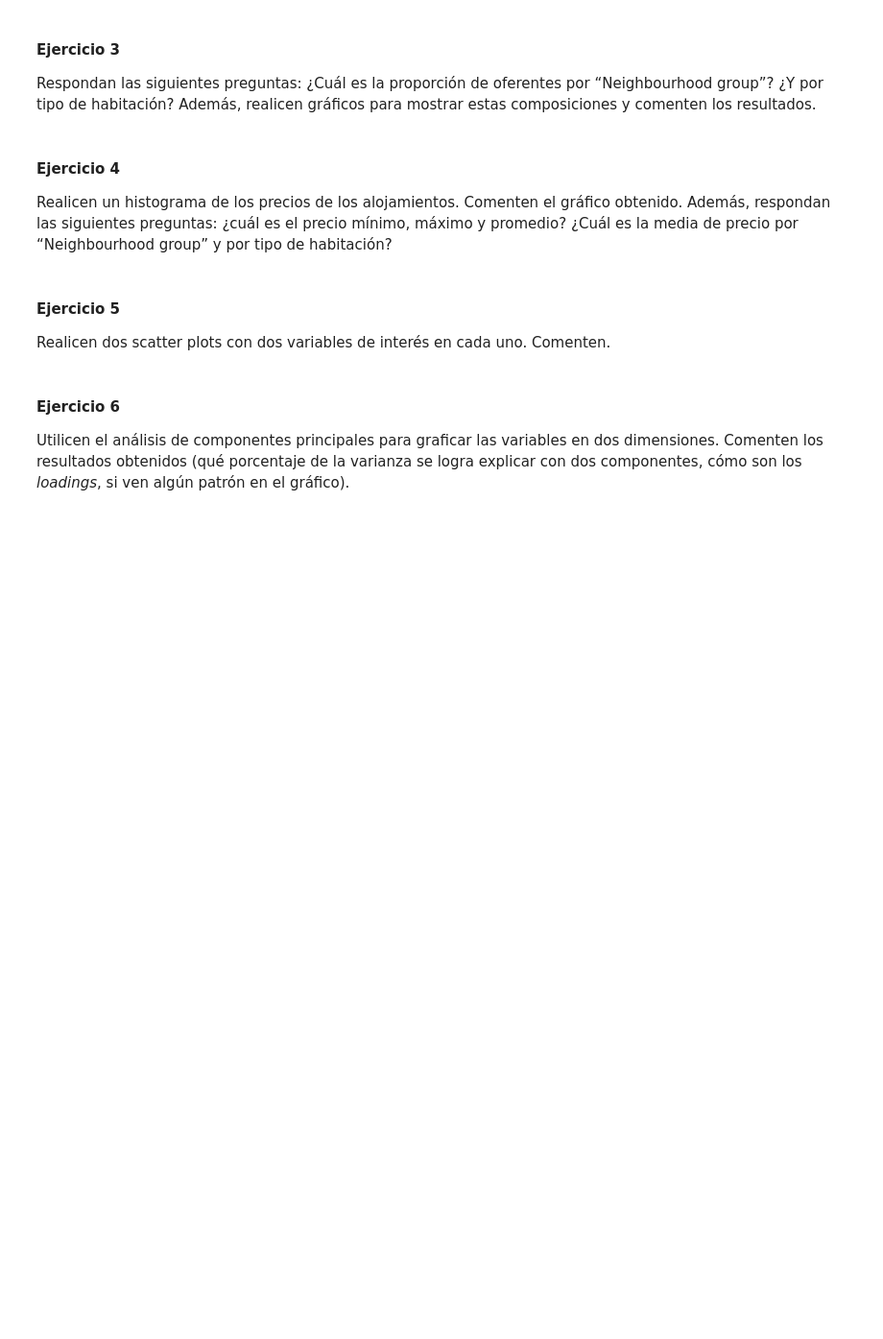
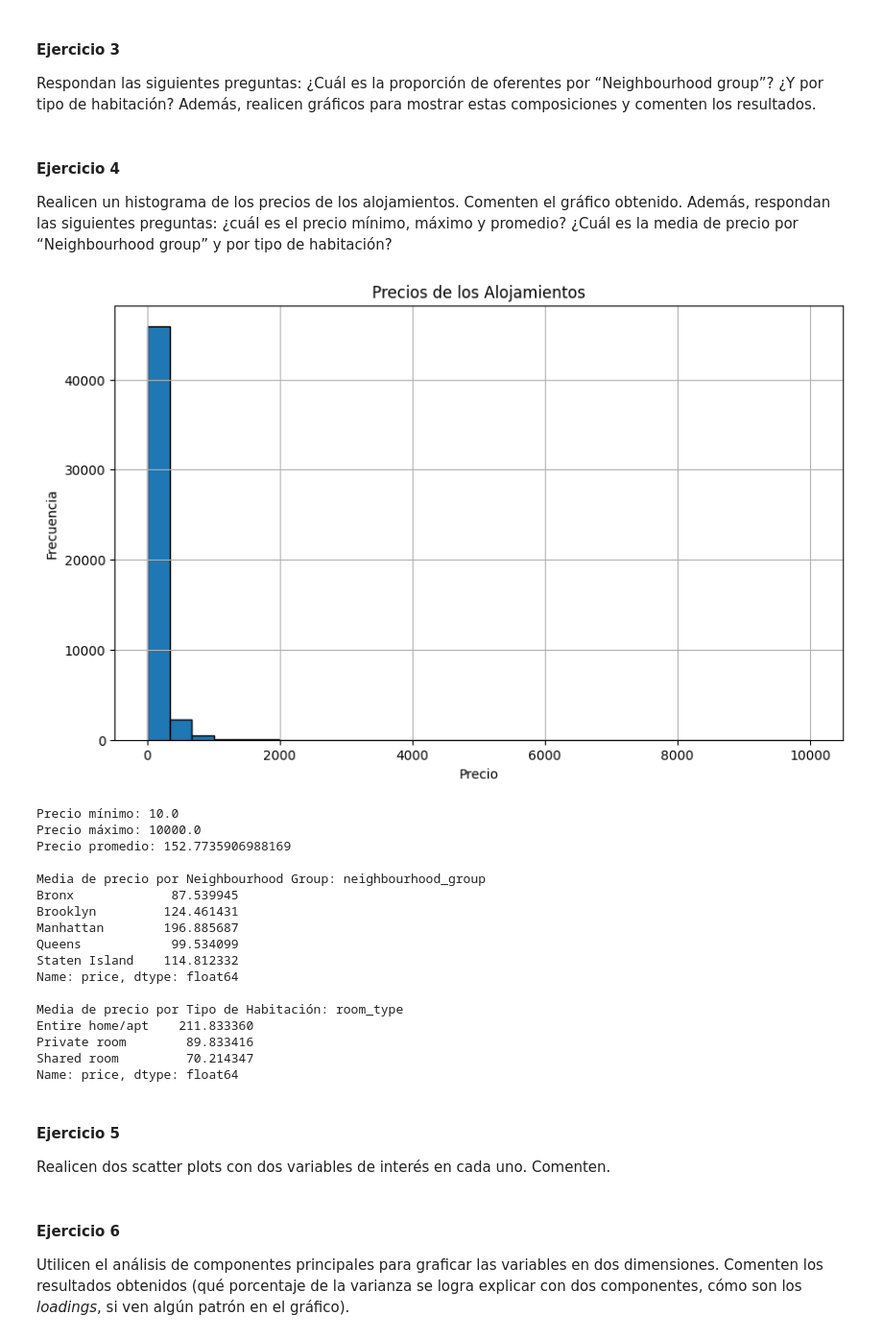
Before and after one commit to valentinasaravi/CC408--T2-8-, a Jupyter notebook: TP2/TP2_1-2-6-8.ipynb, the cells around one changed output. Shown at 96% size. Cells and saved outputs as stored; diff of their text form; code cells hidden in the pictures; blank space fills up the shorter version.

```diff
--- a/TP2/TP2_1-2-6-8.ipynb
+++ b/TP2/TP2_1-2-6-8.ipynb
@@ -497,6 +497,49 @@ Respondan las siguientes preguntas: ¿Cuál es la proporción de oferentes por
 # %% [markdown]
 #### Ejercicio 4
 Realicen un histograma de los precios de los alojamientos. Comenten el gráfico obtenido. Además, respondan las siguientes preguntas: ¿cuál es el precio mínimo, máximo y promedio? ¿Cuál es la media de precio por “Neighbourhood group” y por tipo de habitación?
+# %%
+# Realizo un histograma de los precios de los alojamientos
+plt.figure(figsize=(10, 6))
+df['price'].hist(bins=30, edgecolor='black')
+plt.title('Precios de los Alojamientos')
+plt.xlabel('Precio')
+plt.ylabel('Frecuencia')
+plt.show()
+
+# Precio mínimo, máximo y promedio
+precio_minimo = df['price'].min()
+precio_maximo = df['price'].max()
+precio_promedio = df['price'].mean()
+
+print ("Precio mínimo:", precio_minimo)
+print ("Precio máximo:", precio_maximo)
+print("Precio promedio:", precio_promedio)
+
+# Media de precio por “Neighbourhood group” y por tipo de habitación
+media_precio_neighbourhood = df.groupby('neighbourhood_group')['price'].mean()
+media_precio_room_type = df.groupby('room_type')['price'].mean()
+
+print("\nMedia de precio por Neighbourhood Group:",media_precio_neighbourhood)
+print("\nMedia de precio por Tipo de Habitación:",media_precio_room_type)
+# %% [output]
+[figure, added]
+Precio mínimo: 10.0
+Precio máximo: 10000.0
+Precio promedio: 152.7735906988169
+
+Media de precio por Neighbourhood Group: neighbourhood_group
+Bronx             87.539945
+Brooklyn         124.461431
+Manhattan        196.885687
+Queens            99.534099
+Staten Island    114.812332
+Name: price, dtype: float64
+
+Media de precio por Tipo de Habitación: room_type
+Entire home/apt    211.833360
+Private room        89.833416
+Shared room         70.214347
+Name: price, dtype: float64
 # %% [markdown]
 #### Ejercicio 5
 Realicen dos scatter plots con dos variables de interés en cada uno. Comenten.
```
Also changed, not shown: parts of 11 cells of this notebook.
